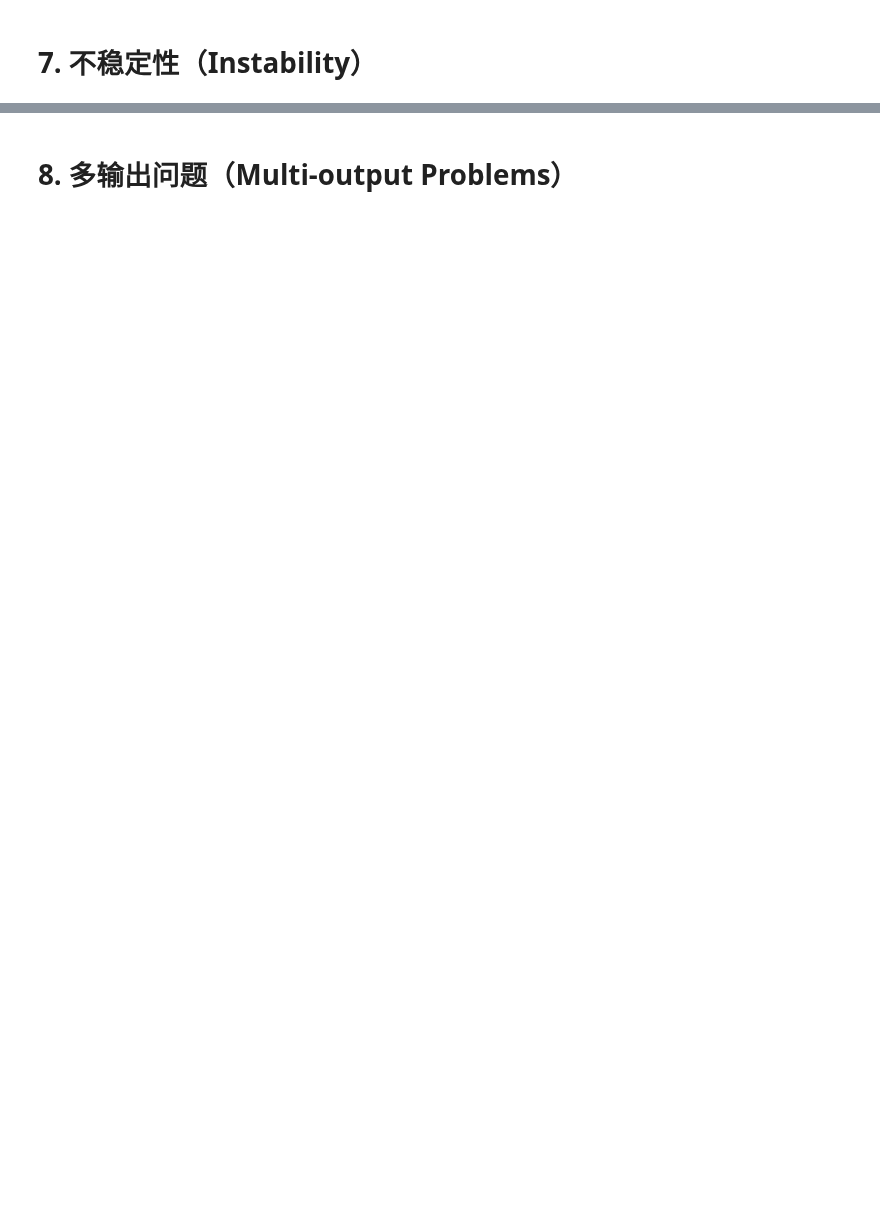
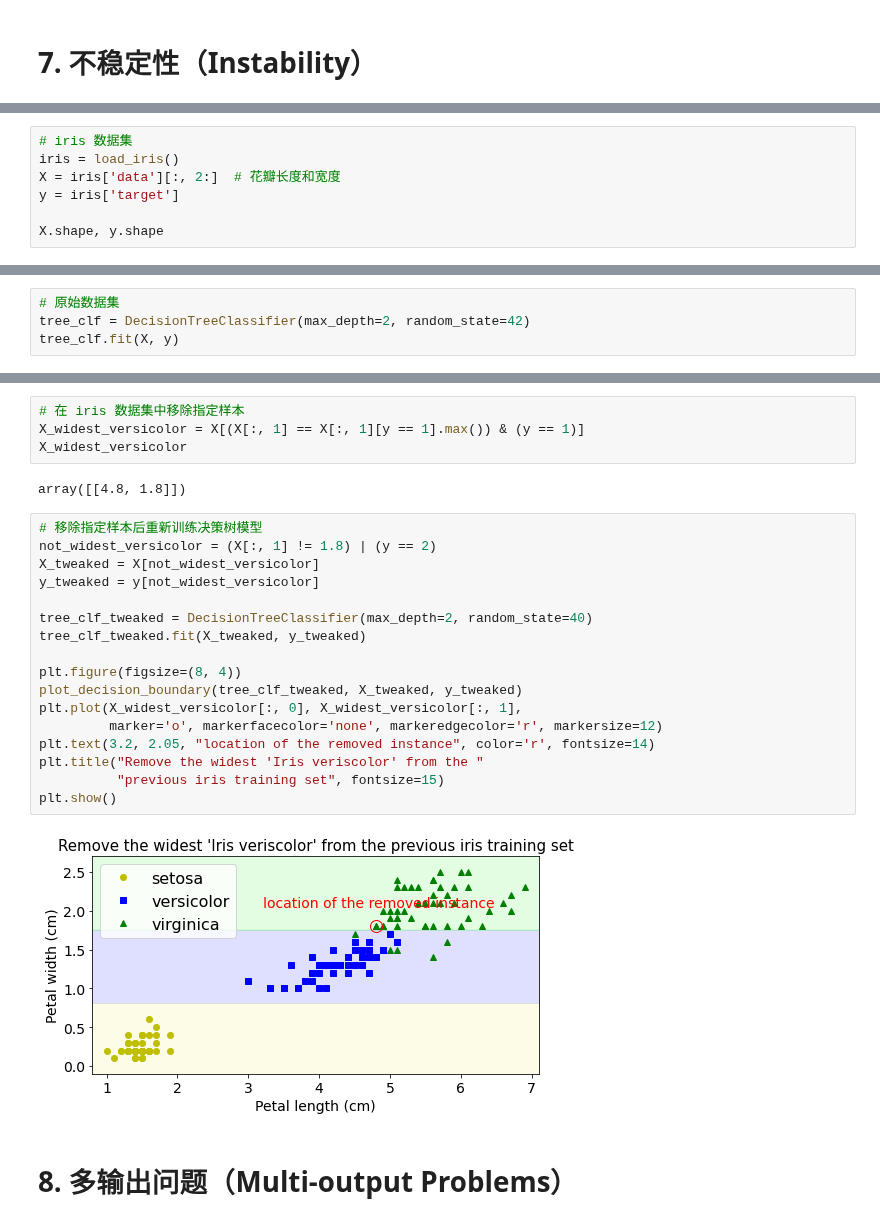
Before and after one commit to libingallin/handson_ml_2nd, a Jupyter notebook: chap06_decision_trees/chap06_decision_trees.ipynb, the cells around one changed output, grey strips where cells are left out. Saved outputs shown, nothing was run; the diff lists cells and outputs as text; blank space fills up the shorter version.

```diff
--- a/chap06_decision_trees/chap06_decision_trees.ipynb
+++ b/chap06_decision_trees/chap06_decision_trees.ipynb
@@ -524,0 +656,7 @@ m 表示样本数量，n 表示特征数量。
+# %%
+# iris 数据集
+iris = load_iris()
+X = iris['data'][:, 2:]  # 花瓣长度和宽度
+y = iris['target']
+
+X.shape, y.shape
@@ -524,0 +665,4 @@ m 表示样本数量，n 表示特征数量。
+# %%
+# 原始数据集
+tree_clf = DecisionTreeClassifier(max_depth=2, random_state=42)
+tree_clf.fit(X, y)
@@ -525,2 +691,27 @@ m 表示样本数量，n 表示特征数量。
+# %%
+# 在 iris 数据集中移除指定样本
+X_widest_versicolor = X[(X[:, 1] == X[:, 1][y == 1].max()) & (y == 1)]
+X_widest_versicolor
+# %% [output]
+array([[4.8, 1.8]])
+# %%
+# 移除指定样本后重新训练决策树模型
+not_widest_versicolor = (X[:, 1] != 1.8) | (y == 2)
+X_tweaked = X[not_widest_versicolor]
+y_tweaked = y[not_widest_versicolor]
+
+tree_clf_tweaked = DecisionTreeClassifier(max_depth=2, random_state=40)
+tree_clf_tweaked.fit(X_tweaked, y_tweaked)
+
+plt.figure(figsize=(8, 4))
+plot_decision_boundary(tree_clf_tweaked, X_tweaked, y_tweaked)
+plt.plot(X_widest_versicolor[:, 0], X_widest_versicolor[:, 1],
+         marker='o', markerfacecolor='none', markeredgecolor='r', markersize=12)
+plt.text(3.2, 2.05, "location of the removed instance", color='r', fontsize=14)
+plt.title("Remove the widest 'Iris veriscolor' from the "
+          "previous iris training set", fontsize=15)
+plt.show()
+# %% [output]
+[figure, added]
 # %% [markdown]
 # 8. 多输出问题（Multi-output Problems）
```
Also changed, not shown: parts of 26 cells of this notebook.
